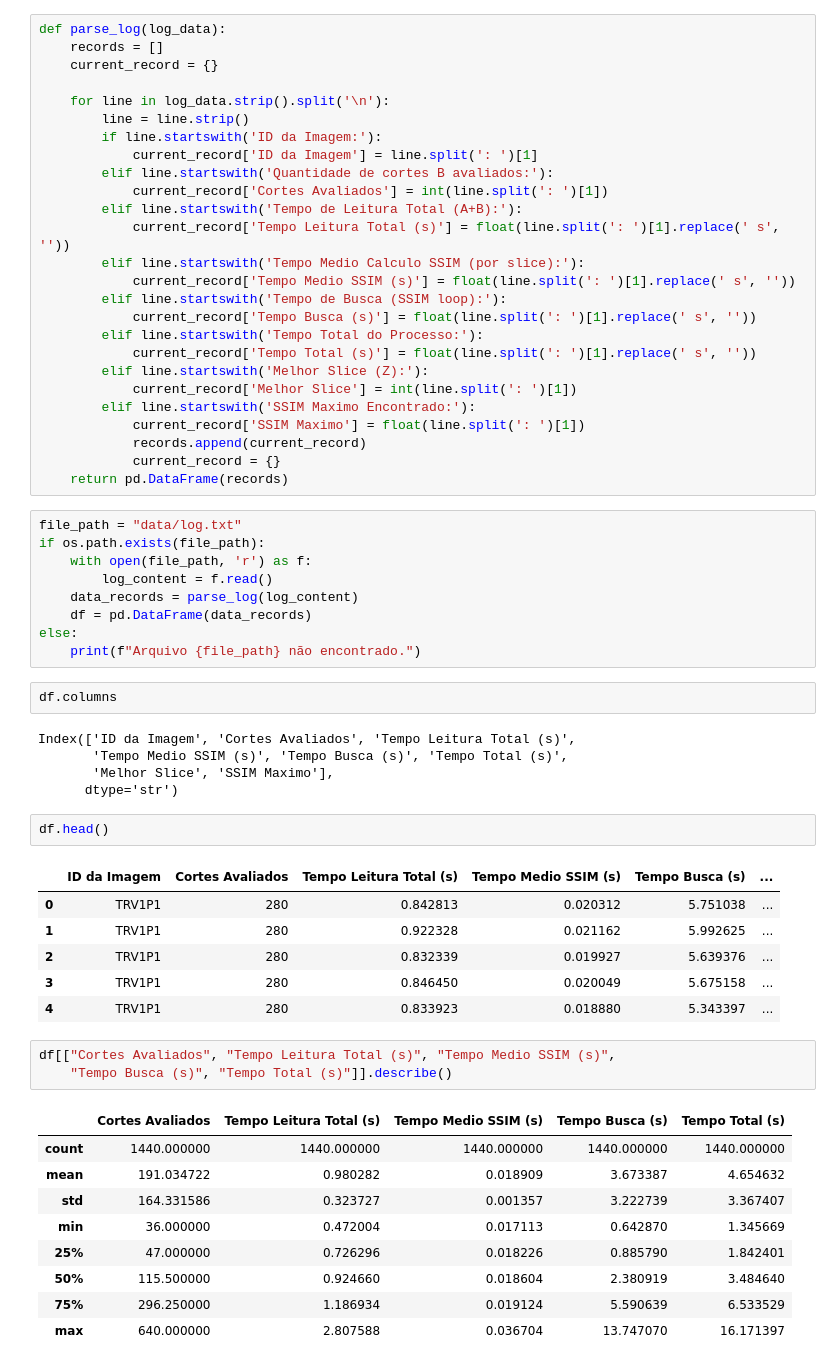
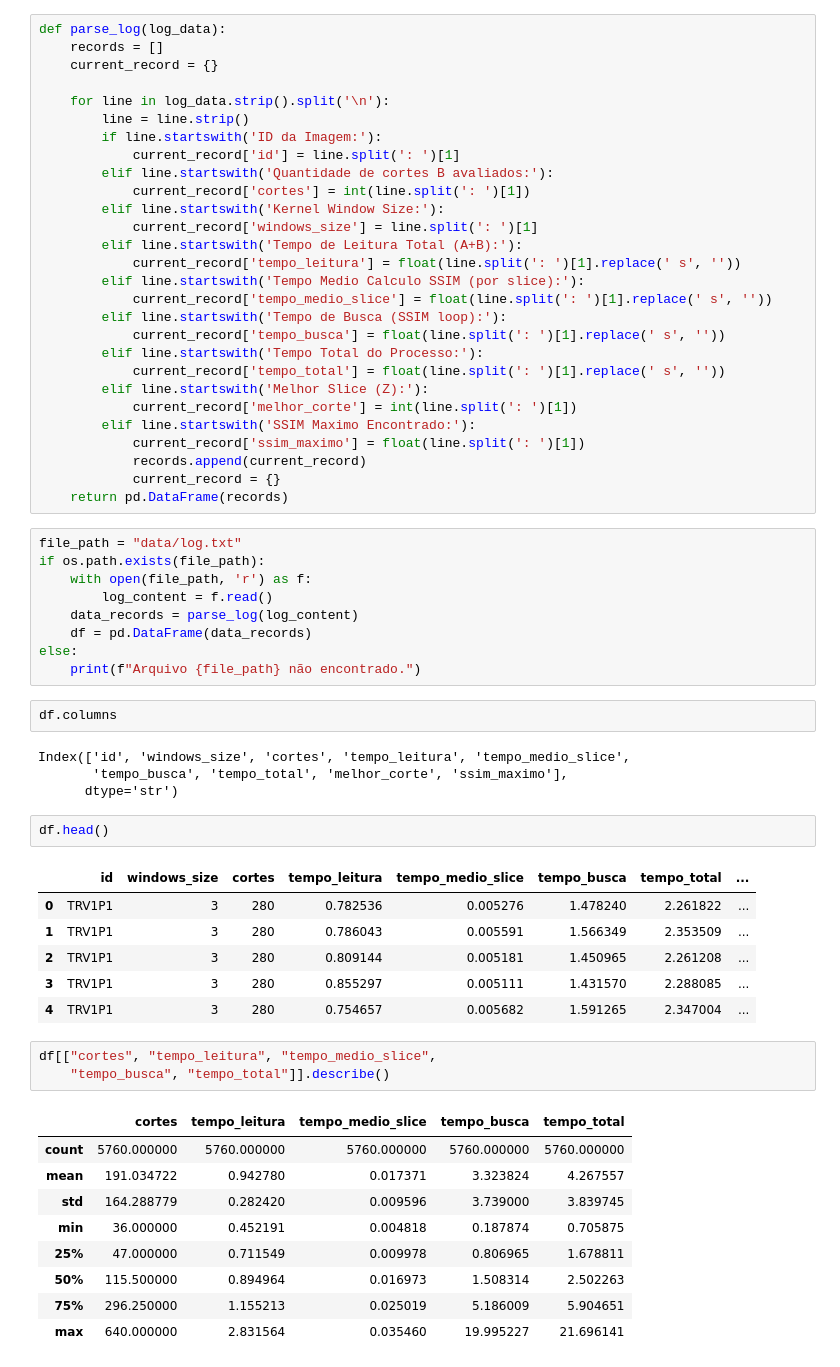
Before and after one commit to everaldina/processamento-paralelo, a Jupyter notebook: sequencial.ipynb, the cells around one changed output. Saved outputs shown, nothing was run; the diff lists cells and outputs as text.

```diff
--- a/sequencial.ipynb
+++ b/sequencial.ipynb
@@ -13,21 +13,23 @@ def parse_log(log_data):
     for line in log_data.strip().split('\n'):
         line = line.strip()
         if line.startswith('ID da Imagem:'):
-            current_record['ID da Imagem'] = line.split(': ')[1]
+            current_record['id'] = line.split(': ')[1]
         elif line.startswith('Quantidade de cortes B avaliados:'):
-            current_record['Cortes Avaliados'] = int(line.split(': ')[1])
+            current_record['cortes'] = int(line.split(': ')[1])
+        elif line.startswith('Kernel Window Size:'):
+            current_record['windows_size'] = line.split(': ')[1]
         elif line.startswith('Tempo de Leitura Total (A+B):'):
-            current_record['Tempo Leitura Total (s)'] = float(line.split(': ')[1].replace(' s', ''))
+            current_record['tempo_leitura'] = float(line.split(': ')[1].replace(' s', ''))
         elif line.startswith('Tempo Medio Calculo SSIM (por slice):'):
-            current_record['Tempo Medio SSIM (s)'] = float(line.split(': ')[1].replace(' s', ''))
+            current_record['tempo_medio_slice'] = float(line.split(': ')[1].replace(' s', ''))
         elif line.startswith('Tempo de Busca (SSIM loop):'):
-            current_record['Tempo Busca (s)'] = float(line.split(': ')[1].replace(' s', ''))
+            current_record['tempo_busca'] = float(line.split(': ')[1].replace(' s', ''))
         elif line.startswith('Tempo Total do Processo:'):
-            current_record['Tempo Total (s)'] = float(line.split(': ')[1].replace(' s', ''))
+            current_record['tempo_total'] = float(line.split(': ')[1].replace(' s', ''))
         elif line.startswith('Melhor Slice (Z):'):
-            current_record['Melhor Slice'] = int(line.split(': ')[1])
+            current_record['melhor_corte'] = int(line.split(': ')[1])
         elif line.startswith('SSIM Maximo Encontrado:'):
-            current_record['SSIM Maximo'] = float(line.split(': ')[1])
+            current_record['ssim_maximo'] = float(line.split(': ')[1])
             records.append(current_record)
             current_record = {}
     return pd.DataFrame(records)
@@ -43,29 +45,28 @@ else:
 # %%
 df.columns
 # %% [output]
-Index(['ID da Imagem', 'Cortes Avaliados', 'Tempo Leitura Total (s)',
-       'Tempo Medio SSIM (s)', 'Tempo Busca (s)', 'Tempo Total (s)',
-       'Melhor Slice', 'SSIM Maximo'],
+Index(['id', 'windows_size', 'cortes', 'tempo_leitura', 'tempo_medio_slice',
+       'tempo_busca', 'tempo_total', 'melhor_corte', 'ssim_maximo'],
       dtype='str')
 # %%
 df.head()
 # %% [output]
-|  | ID da Imagem | Cortes Avaliados | Tempo Leitura Total (s) | Tempo Medio SSIM (s) | Tempo Busca (s) | ... |
-| 0 | TRV1P1 | 280 | 0.842813 | 0.020312 | 5.751038 | ... |
-| 1 | TRV1P1 | 280 | 0.922328 | 0.021162 | 5.992625 | ... |
-| 2 | TRV1P1 | 280 | 0.832339 | 0.019927 | 5.639376 | ... |
-| 3 | TRV1P1 | 280 | 0.846450 | 0.020049 | 5.675158 | ... |
-| 4 | TRV1P1 | 280 | 0.833923 | 0.018880 | 5.343397 | ... |
+|  | id | windows_size | cortes | tempo_leitura | tempo_medio_slice | tempo_busca | tempo_total | ... |
+| 0 | TRV1P1 | 3 | 280 | 0.782536 | 0.005276 | 1.478240 | 2.261822 | ... |
+| 1 | TRV1P1 | 3 | 280 | 0.786043 | 0.005591 | 1.566349 | 2.353509 | ... |
+| 2 | TRV1P1 | 3 | 280 | 0.809144 | 0.005181 | 1.450965 | 2.261208 | ... |
+| 3 | TRV1P1 | 3 | 280 | 0.855297 | 0.005111 | 1.431570 | 2.288085 | ... |
+| 4 | TRV1P1 | 3 | 280 | 0.754657 | 0.005682 | 1.591265 | 2.347004 | ... |
 # %%
-df[["Cortes Avaliados", "Tempo Leitura Total (s)", "Tempo Medio SSIM (s)",
-    "Tempo Busca (s)", "Tempo Total (s)"]].describe()
+df[["cortes", "tempo_leitura", "tempo_medio_slice",
+    "tempo_busca", "tempo_total"]].describe()
 # %% [output]
-|  | Cortes Avaliados | Tempo Leitura Total (s) | Tempo Medio SSIM (s) | Tempo Busca (s) | Tempo Total (s) |
-| count | 1440.000000 | 1440.000000 | 1440.000000 | 1440.000000 | 1440.000000 |
-| mean | 191.034722 | 0.980282 | 0.018909 | 3.673387 | 4.654632 |
-| std | 164.331586 | 0.323727 | 0.001357 | 3.222739 | 3.367407 |
-| min | 36.000000 | 0.472004 | 0.017113 | 0.642870 | 1.345669 |
-| 25% | 47.000000 | 0.726296 | 0.018226 | 0.885790 | 1.842401 |
-| 50% | 115.500000 | 0.924660 | 0.018604 | 2.380919 | 3.484640 |
-| 75% | 296.250000 | 1.186934 | 0.019124 | 5.590639 | 6.533529 |
-| max | 640.000000 | 2.807588 | 0.036704 | 13.747070 | 16.171397 |
+|  | cortes | tempo_leitura | tempo_medio_slice | tempo_busca | tempo_total |
+| count | 5760.000000 | 5760.000000 | 5760.000000 | 5760.000000 | 5760.000000 |
+| mean | 191.034722 | 0.942780 | 0.017371 | 3.323824 | 4.267557 |
+| std | 164.288779 | 0.282420 | 0.009596 | 3.739000 | 3.839745 |
+| min | 36.000000 | 0.452191 | 0.004818 | 0.187874 | 0.705875 |
+| 25% | 47.000000 | 0.711549 | 0.009978 | 0.806965 | 1.678811 |
+| 50% | 115.500000 | 0.894964 | 0.016973 | 1.508314 | 2.502263 |
+| 75% | 296.250000 | 1.155213 | 0.025019 | 5.186009 | 5.904651 |
+| max | 640.000000 | 2.831564 | 0.035460 | 19.995227 | 21.696141 |
```
Also changed, not shown: parts of 4 cells of this notebook, 1 other file.
